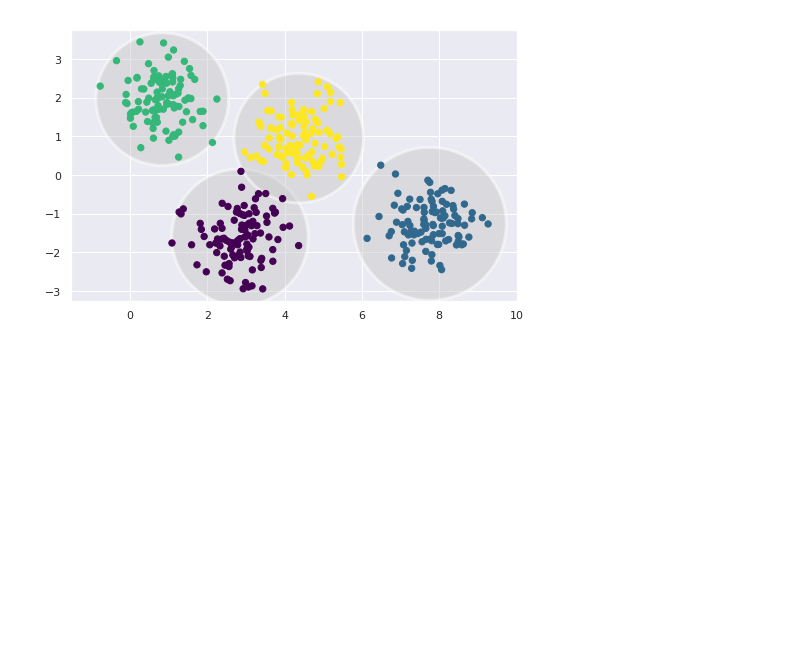
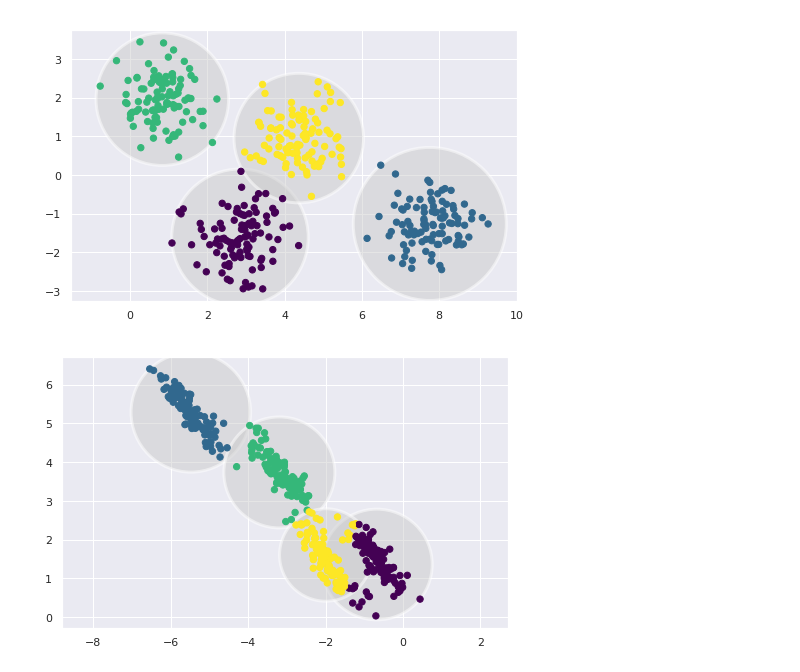
Before and after one commit to thimi0412/PythonDataScinence, a Jupyter notebook: scikit-lean-pra/gaussian_mixture_model.ipynb, the cells around one changed output. Cells and saved outputs as stored; diff of their text form; code cells hidden in the pictures; blank space fills up the shorter version.

```diff
--- a/scikit-lean-pra/gaussian_mixture_model.ipynb
+++ b/scikit-lean-pra/gaussian_mixture_model.ipynb
@@ -46,0 +44,8 @@ X_stret
+# %%
+rng = np.random.RandomState(13)
+X_stretched = np.dot(X, rng.randn(2, 2))
+
+kmeans = KMeans(n_clusters=4, random_state=0)
+plot_kmeans(kmeans, X_stretched)
+# %% [output]
+[figure, added]
```
Also changed, not shown: parts of 6 cells of this notebook.
